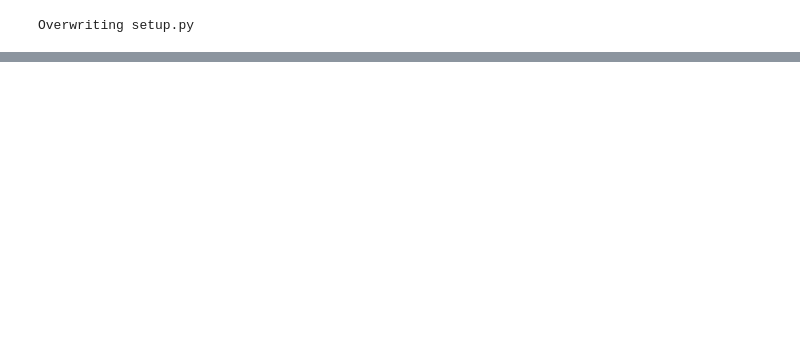
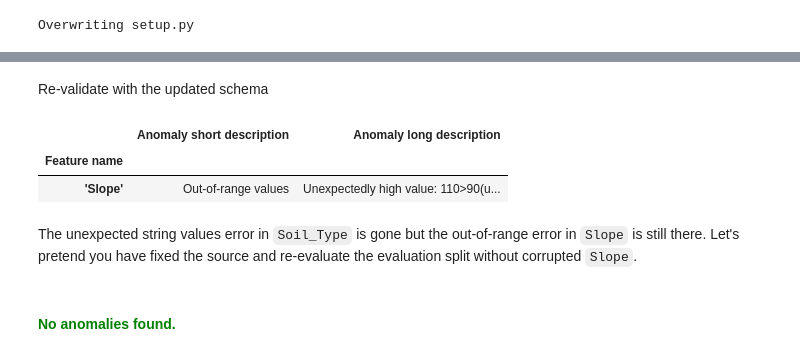
Before and after one commit to marsbroshok/mlops-labs, a Jupyter notebook: Lab-11-TFDV-Structured-Data/tfdv-covertype.ipynb, the cells around one changed output, grey strips where cells are left out. Cells and saved outputs as stored; diff of their text form; code cells hidden in the pictures; blank space fills up the shorter version.

```diff
--- a/Lab-11-TFDV-Structured-Data/tfdv-covertype.ipynb
+++ b/Lab-11-TFDV-Structured-Data/tfdv-covertype.ipynb
@@ -261,9 +316,22 @@ tfdv.visualize_statistics(lhs_statistics=eval_stats, rhs_statistics=train_stats,
+# %% [markdown]
+Re-validate with the updated schema
+# %%
+updated_anomalies = tfdv.validate_statistics(eval_stats, schema)
+tfdv.display_anomalies(updated_anomalies)
+# %% [output]
+|  | Anomaly short description | Anomaly long description |
+| Feature name |  |  |
+| 'Slope' | Out-of-range values | Unexpectedly high value: 110>90(u... |
+# %% [markdown]
+The unexpected string values error in `Soil_Type` is gone but the out-of-range error in `Slope` is still there. Let's pretend you have fixed the source and re-evaluate the evaluation split without corrupted `Slope`.
 # %%
 stats_options = tfdv.StatsOptions(schema=schema, infer_type_from_schema=True)
 
-train_stats = tfdv.generate_statistics_from_csv(
-    data_location=SERVING_DATASET,
+eval_stats = tfdv.generate_statistics_from_csv(
+    data_location=EVALUATION_DATASET,
     stats_options=stats_options
 )
-
-tfdv.visualize_statistics(train_stats)
+updated_anomalies = tfdv.validate_statistics(eval_stats, schema)
+tfdv.display_anomalies(updated_anomalies)
+# %% [output]
+No anomalies found.
```
Also changed, not shown: parts of 42 cells of this notebook, 1 other file.
